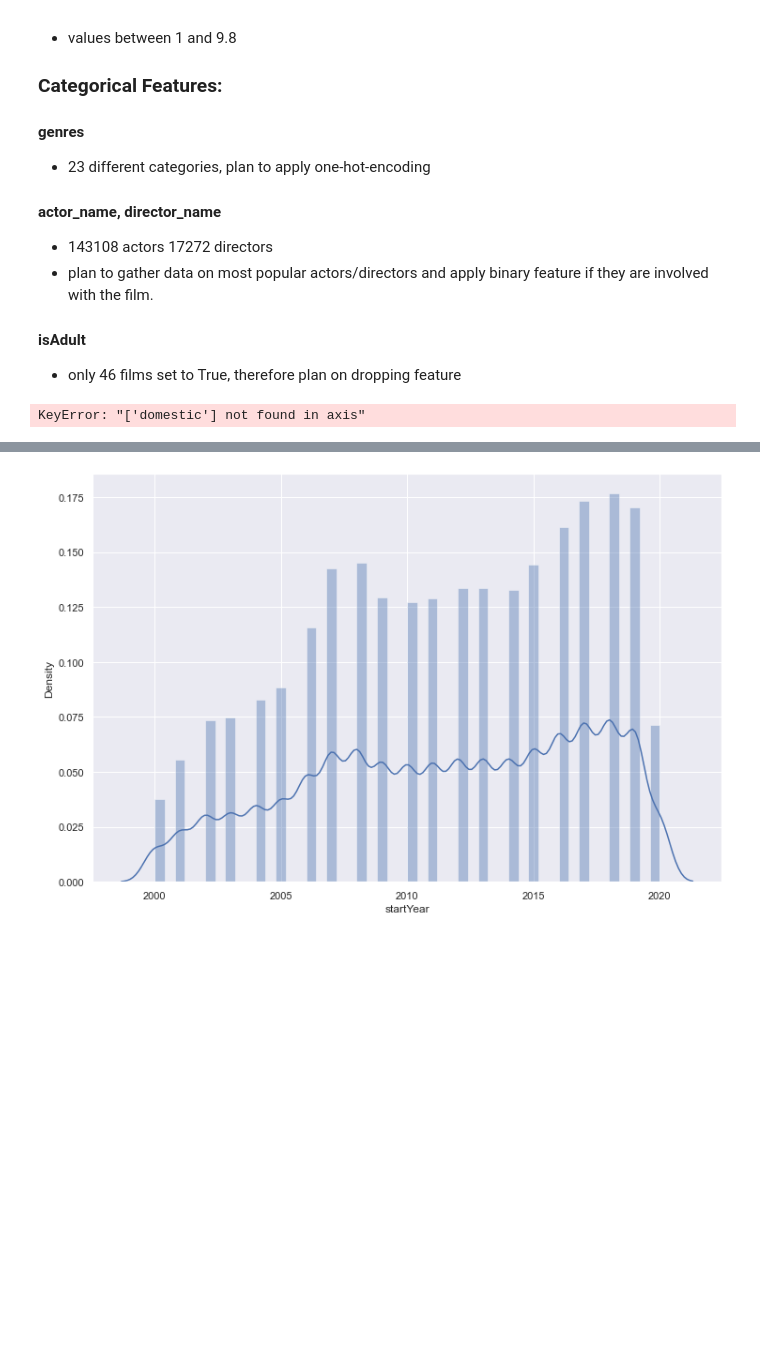
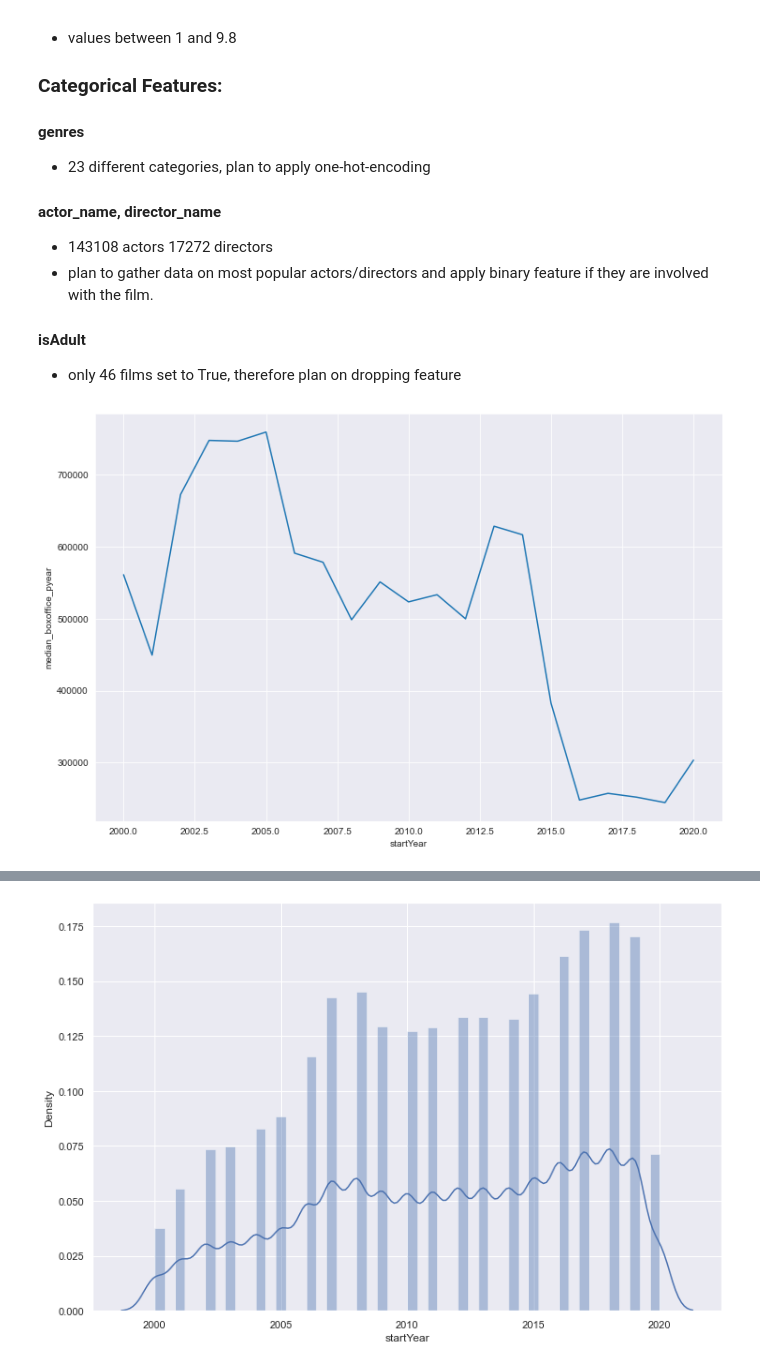
Before and after one commit to moerfii/BigDataAnalytics, a Jupyter notebook: BigDataAnalytics.ipynb, the cells around one changed output, grey strips where cells are left out. Saved outputs shown, nothing was run; the diff lists cells and outputs as text; code cells hidden in the pictures; blank space fills up the shorter version.

```diff
--- a/BigDataAnalytics.ipynb
+++ b/BigDataAnalytics.ipynb
@@ -336,17 +336,18 @@ df
 # %%
 boxoffice_df = df.copy()
 boxoffice_df.drop('domestic', axis=1,inplace=True)
 boxoffice_df.drop('international', axis=1,inplace=True)
 boxoffice_df.dropna(inplace=True)
 year_boxoffice = boxoffice_df.groupby(boxoffice_df['startYear'].sort_values())['worldwide'].transform('median')
 boxoffice_df['median_boxoffice_pyear'] = year_boxoffice
 graphdata = boxoffice_df[['startYear','median_boxoffice_pyear']].drop_duplicates().sort_values('startYear')
 
+sns.set_style("darkgrid")
 plt.figure(figsize=(12,8))
 sns.lineplot(x=graphdata['startYear'], y=graphdata['median_boxoffice_pyear'])
 plt.show()
 # %% [output]
-KeyError: "['domestic'] not found in axis"
+[figure, added]
 # %%
 plt.figure(figsize=(12,8))
 sns.displot(boxoffice_df['worldwide'])
```
Also changed, not shown: parts of 4 cells of this notebook.
